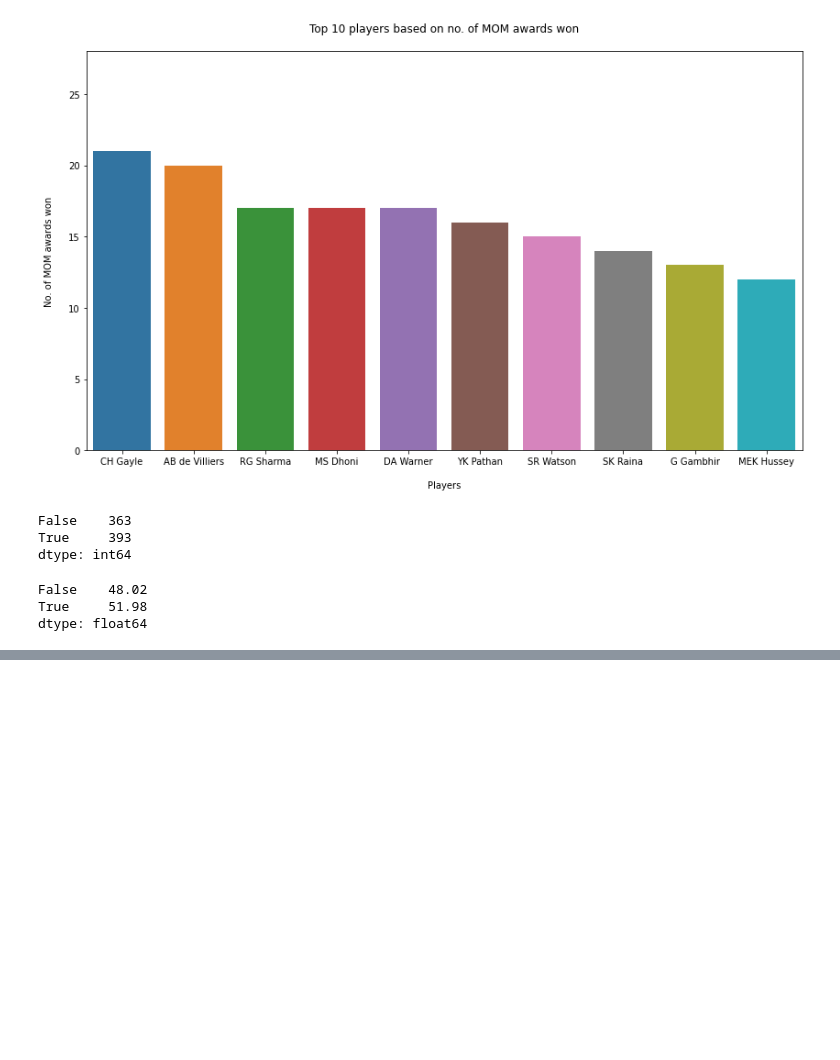
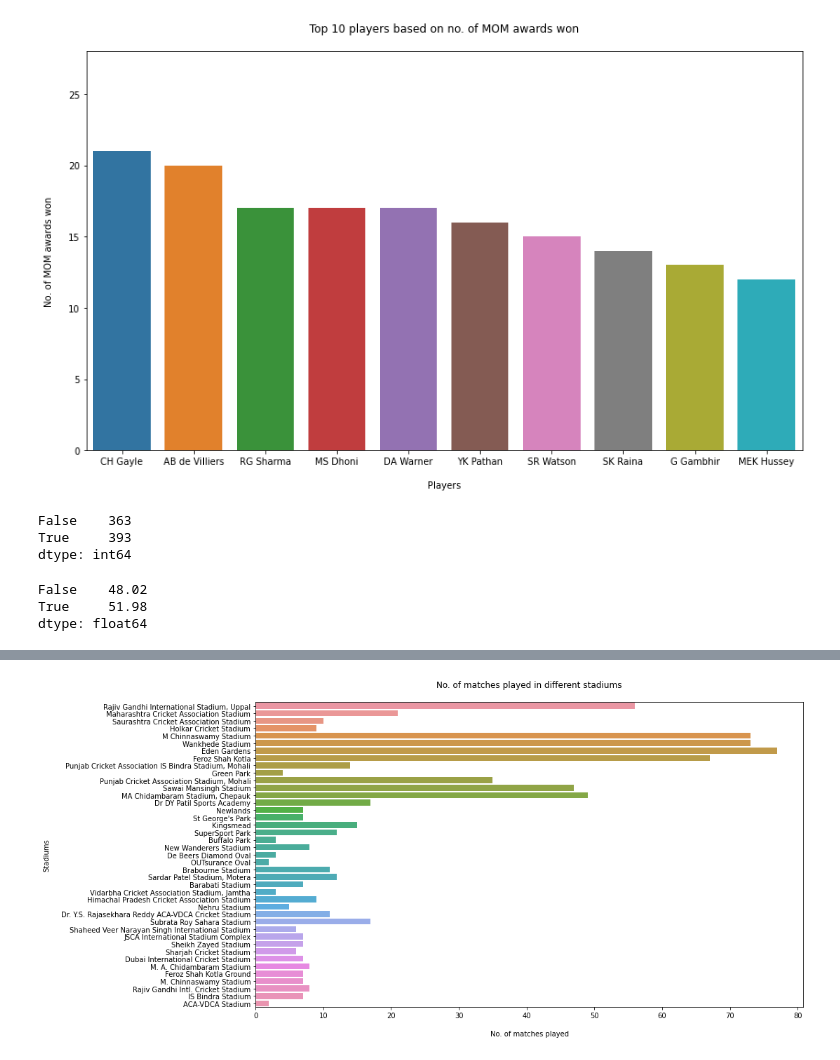
Before and after one commit to Kaneriadhruv/IPL_data_analysis, a Jupyter notebook: IPL_Analysis.ipynb, the cells around one changed output, grey strips where cells are left out. Cells and saved outputs as stored; diff of their text form; code cells hidden in the pictures; blank space fills up the shorter version.

```diff
--- a/IPL_Analysis.ipynb
+++ b/IPL_Analysis.ipynb
@@ -259,0 +421,9 @@ dtype: float64
+# %%
+# No. of matches played in different stadiums
+sns.countplot(y='venue', data=matches)
+plt.title('No. of matches played in different stadiums\n')
+plt.xlabel('\nNo. of matches played')
+plt.ylabel('Stadiums\n')
+plt.show()
+# %% [output]
+[figure, added]
```
Also changed, not shown: parts of 13 cells of this notebook.
